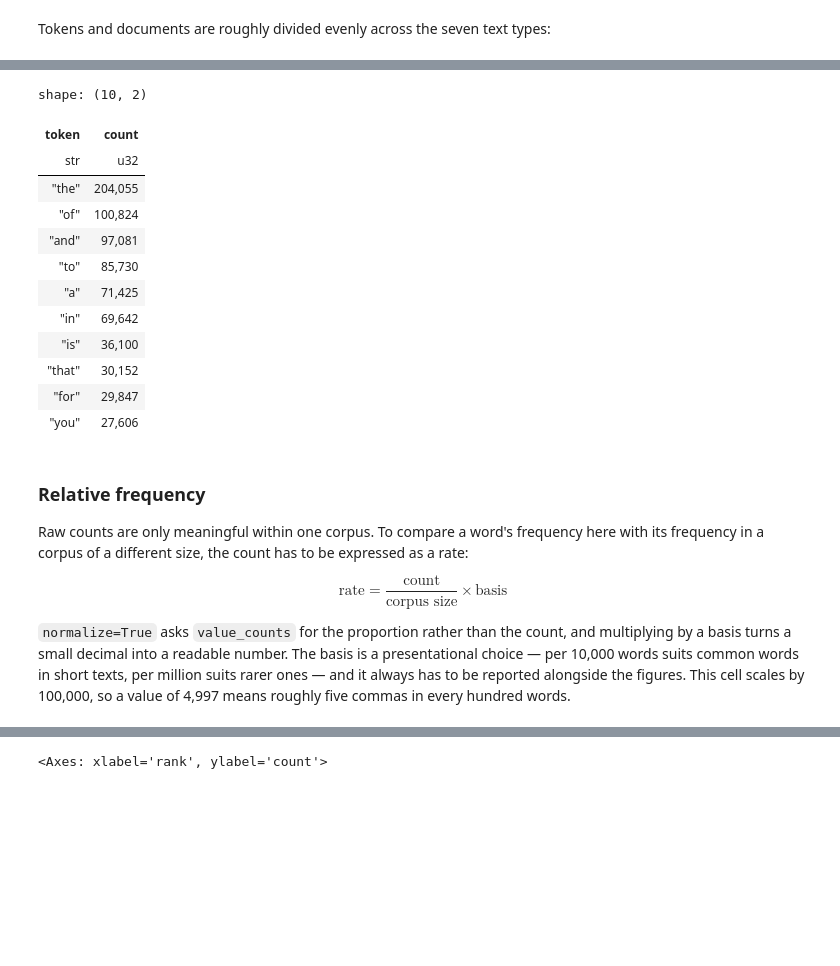
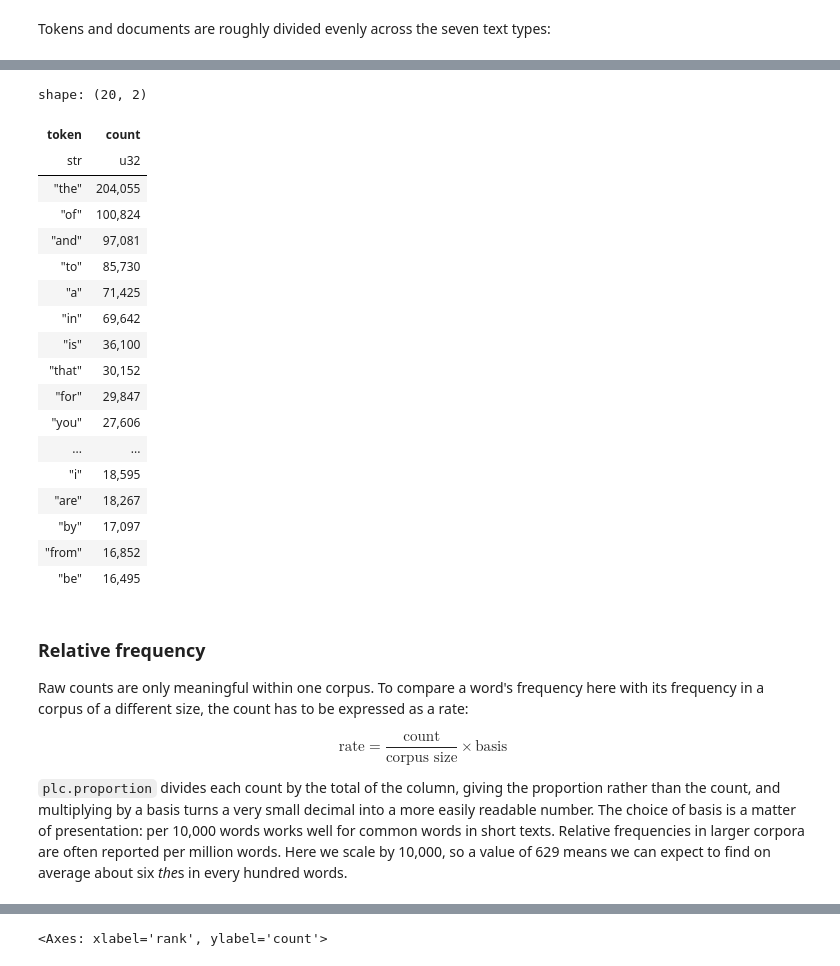
Before and after one commit to rmalouf/polars_corpus, a Jupyter notebook: docs/notebooks/frequencies.ipynb, the cells around one changed output, grey strips where cells are left out. Saved outputs shown, nothing was run; the diff lists cells and outputs as text; code cells hidden in the pictures; blank space fills up the shorter version.

```diff
--- a/docs/notebooks/frequencies.ipynb
+++ b/docs/notebooks/frequencies.ipynb
@@ -17,9 +14,11 @@ matplotlib handle the plots.
 # %%
 import polars as pl
+import polars_corpus as plc
 import polars.selectors as cs
 import seaborn as sns
 import matplotlib.pyplot as plt
 
+pl.Config.set_tbl_rows(20)
 pl.Config.set_float_precision(3)
 pl.Config.set_thousands_separator(",")
 # %% [output]
@@ -124,37 +124,40 @@ punctuation.
 # %%
 abs_freq = (
-    amalgum.with_columns(pl.col("token").str.to_lowercase())
-    .filter(pl.col("token").str.contains(r"^[A-Za-z']"))
+    amalgum.filter(plc.is_letters("token"))
+    .with_columns(pl.col("token").str.to_lowercase())
     .group_by("token")
     .agg(pl.len().alias("count"))
     .sort(by="count", descending=True)
 )
-abs_freq.head(10)
+abs_freq.head(20)
 # %% [output]
-shape: (10, 2)
+shape: (20, 2)
 | token | count |
 | str | u32 |
 | "the" | 204,055 |
 | "of" | 100,824 |
 | "and" | 97,081 |
 | "to" | 85,730 |
 | "a" | 71,425 |
 | "in" | 69,642 |
 | "is" | 36,100 |
 | "that" | 30,152 |
 | "for" | 29,847 |
 | "you" | 27,606 |
+| ... | ... |
+| "i" | 18,595 |
+| "are" | 18,267 |
+| "by" | 17,097 |
+| "from" | 16,852 |
+| "be" | 16,495 |
 # %% [markdown]
 ### Relative frequency
+
 
 Raw counts are only meaningful within one corpus. To compare a word's frequency here with its
 frequency in a corpus of a different size, the count has to be expressed as a rate:
 
 $$\text{rate} = \frac{\text{count}}{\text{corpus size}} \times \text{basis}$$
 
-`normalize=True` asks `value_counts` for the proportion rather than the count, and multiplying by
-a basis turns a small decimal into a readable number. The basis is a presentational choice —
-per 10,000 words suits common words in short texts, per million suits rarer ones — and it always
-has to be reported alongside the figures. This cell scales by 100,000, so a value of 4,997 means
-roughly five commas in every hundred words.
+`plc.proportion` divides each count by the total of the column, giving the proportion rather than the count, and multiplying by a basis turns a very small decimal into a more easily readable number. The choice of basis is a matter of presentation: per 10,000 words works well for common words in short texts. Relative frequencies in larger corpora are often reported per million words. Here we scale by 10,000, so a value of 629 means we can expect to find on average about six *the*s in every hundred words.
 # %%
```
Also changed, not shown: parts of 22 cells of this notebook, 2 other files.
